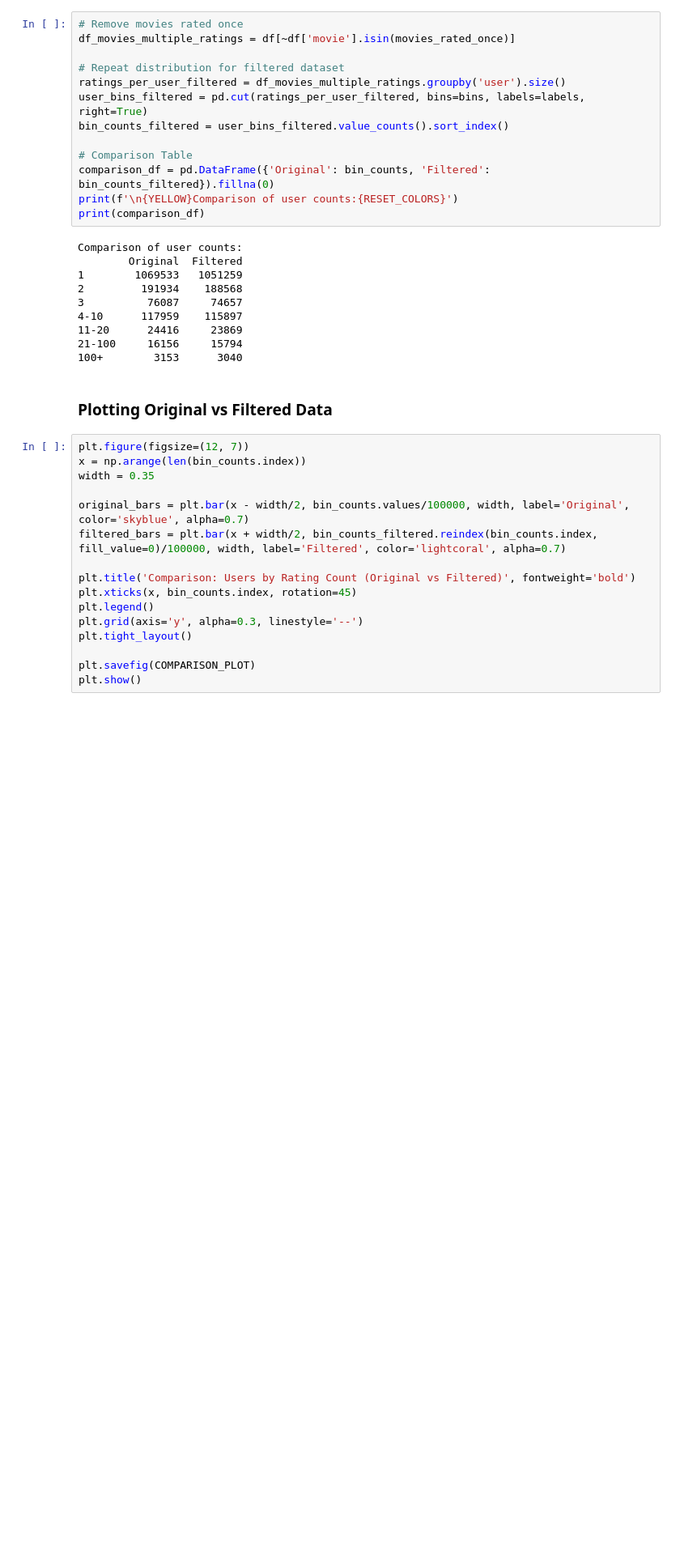
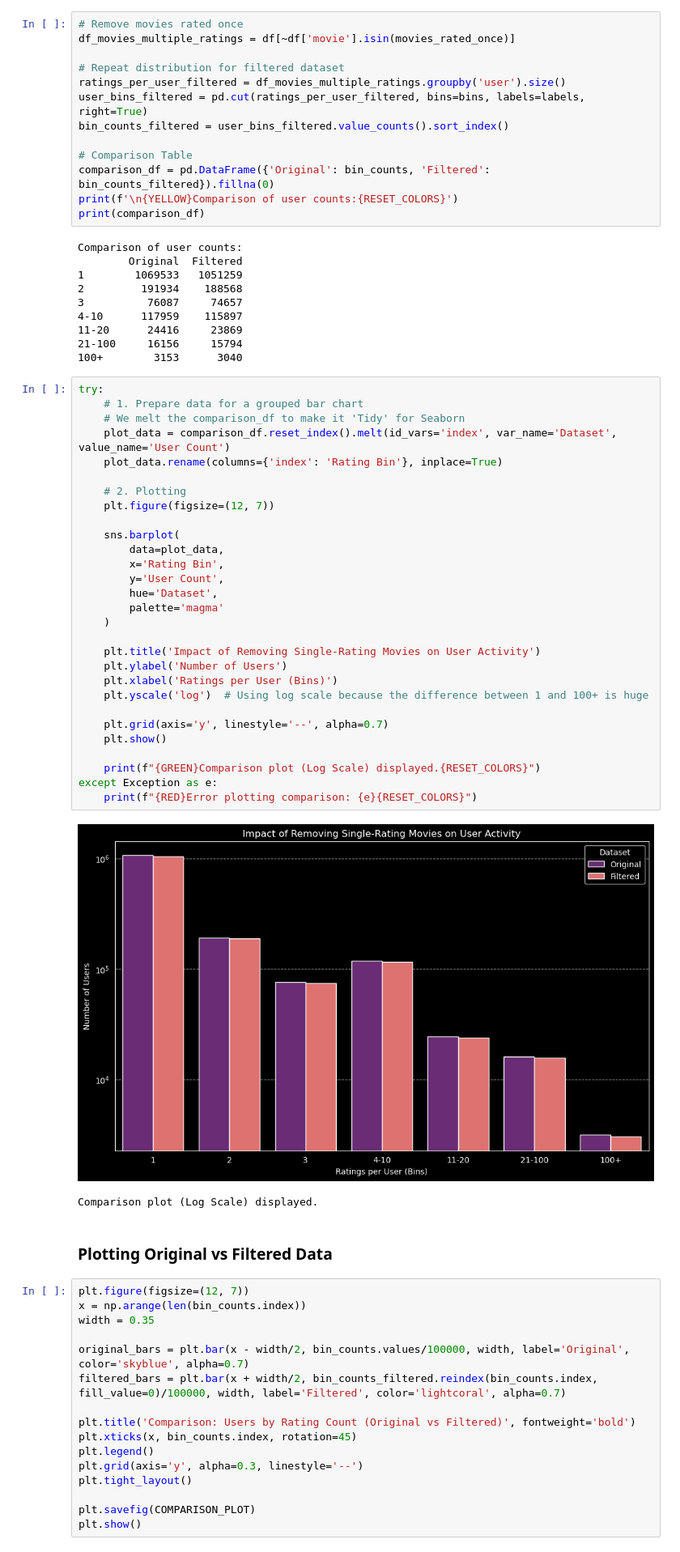
Before and after one commit to GeorgeStyl/Neural-Movie-Clusters, a Jupyter notebook: data_set_analysis.ipynb, the cells around one changed output. Shown at 81% size. Saved outputs shown, nothing was run; the diff lists cells and outputs as text; blank space fills up the shorter version.

```diff
--- a/data_set_analysis.ipynb
+++ b/data_set_analysis.ipynb
@@ -171,6 +247,38 @@ Comparison of user counts:
 11-20      24416     23869
 21-100     16156     15794
 100+        3153      3040
+# %%
+try:
+    # 1. Prepare data for a grouped bar chart
+    # We melt the comparison_df to make it 'Tidy' for Seaborn
+    plot_data = comparison_df.reset_index().melt(id_vars='index', var_name='Dataset', value_name='User Count')
+    plot_data.rename(columns={'index': 'Rating Bin'}, inplace=True)
+
+    # 2. Plotting
+    plt.figure(figsize=(12, 7))
+
+    sns.barplot(
+        data=plot_data,
+        x='Rating Bin',
+        y='User Count',
+        hue='Dataset',
+        palette='magma'
+    )
+
+    plt.title('Impact of Removing Single-Rating Movies on User Activity')
+    plt.ylabel('Number of Users')
+    plt.xlabel('Ratings per User (Bins)')
+    plt.yscale('log')  # Using log scale because the difference between 1 and 100+ is huge
+
+    plt.grid(axis='y', linestyle='--', alpha=0.7)
+    plt.show()
+
+    print(f"{GREEN}Comparison plot (Log Scale) displayed.{RESET_COLORS}")
+except Exception as e:
+    print(f"{RED}Error plotting comparison: {e}{RESET_COLORS}")
+# %% [output]
+[figure, added]
+Comparison plot (Log Scale) displayed.
 # %% [markdown]
 ### Plotting Original vs Filtered Data
 # %%
```
Also changed, not shown: parts of 6 cells of this notebook.
